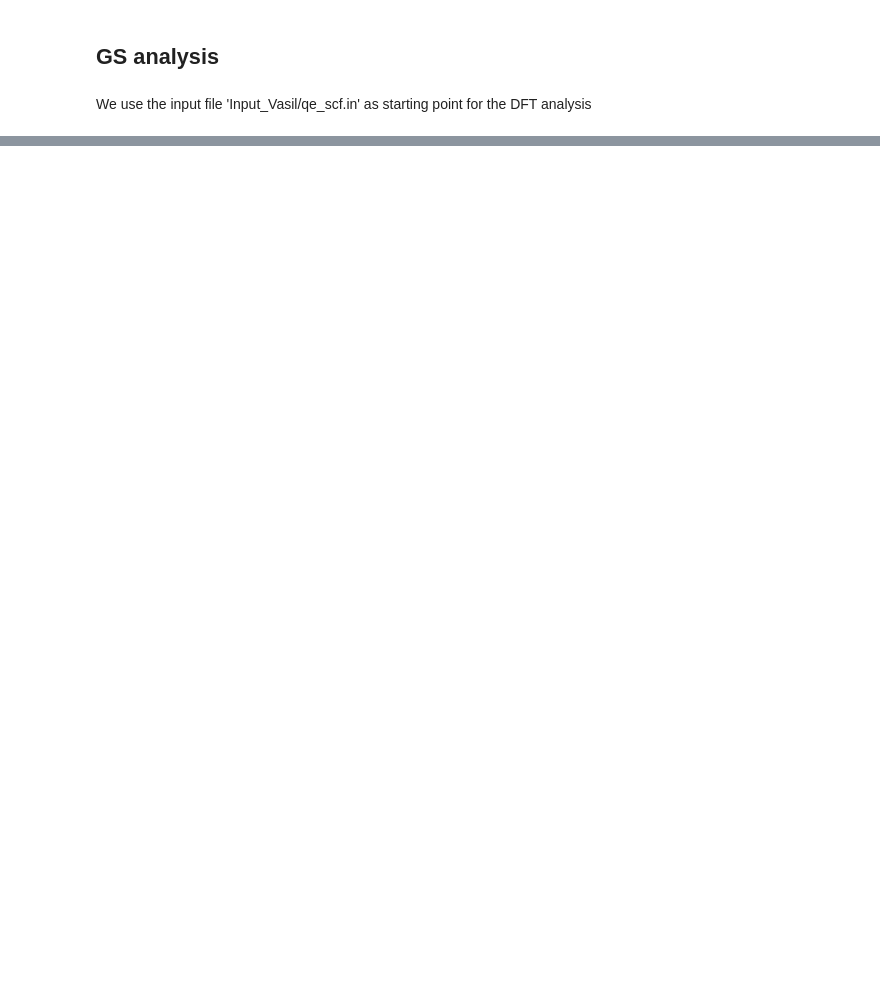
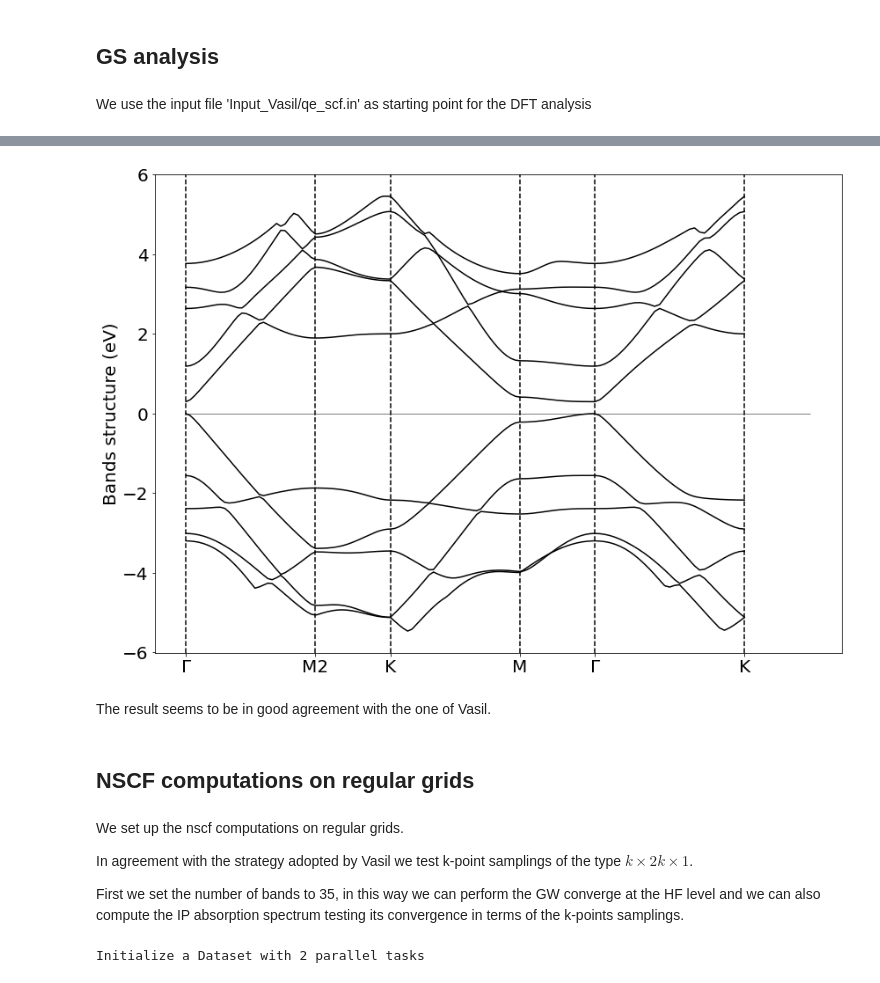
Before and after one commit to marcodalessandro76/AGSL5, a Jupyter notebook: DFT_Analysis.ipynb, the cells around one changed output, grey strips where cells are left out. Cells and saved outputs as stored; diff of their text form; code cells hidden in the pictures; blank space fills up the shorter version.

```diff
--- a/DFT_Analysis.ipynb
+++ b/DFT_Analysis.ipynb
@@ -102,0 +204,3 @@ inp
+# %%
+klist = Tools.build_pw_kpath(G,M2,K,M,G,K,numstep=30)
+klist
@@ -102,0 +214,5 @@ inp
+# %%
+inp.set_bands(30,force_symmorphic=True,conv_thr=1e-7)
+inp.set_prefix(bands_prefix)
+inp.set_kpoints(type='tpiba_b',klist=klist) #crystal_b
+inp
@@ -102,0 +237,2 @@ inp
+# %%
+results = code.run(input=inp,run_dir=run_dir,name=bands_prefix,source_dir='DFT_analysis/gs_converged.save',skip=False)
@@ -102,0 +251,2 @@ inp
+# %%
+bands = U.BandStructure.from_Pw(results,high_sym)
@@ -102,0 +263,25 @@ inp
+# %%
+label_size = 20
+
+fig, ax = plt.subplots(figsize=(14, 10))
+#ax.set_ylim(-5,7)
+bands.plot(plt,selection=[i for i in range(20,30)],color='black') #
+#bands.plot(plt,selection=[i for i in range(26,30)],color='red')
+ax.hlines(0.,0.,4.16,linestyles='-',color='gray',linewidth=1)
+ax.set_ylabel('Bands structure (eV)',size=label_size)
+ax.tick_params(axis='both', which='major', labelsize=label_size)
+
+#plt.savefig(fname='Plot/band_structure.eps',format='eps',bbox_inches = "tight")
+# %% [output]
+[figure, added]
+# %% [markdown]
+The result seems to be in good agreement with the one of Vasil.
+# %% [markdown]
+## NSCF computations on regular grids
+# %% [markdown]
+We set up the nscf computations on regular grids.
+
+In agreement with the strategy adopted by Vasil we test k-point samplings of the type $k\times 2k\times 1$.
+
+First we set the number of bands to 35, in this way we can perform the GW converge at the HF level and we can also
+compute the IP absorption spectrum testing its convergence in terms of the k-points samplings.
@@ -102,0 +300,11 @@ inp
+# %%
+study = D.Dataset(run_dir=run_dir,num_tasks=2)
+study.set_postprocessing_function(PP.pw_parse_data)
+
+for k in kvalues:
+    idd = {'kpoints':'%sx%s'%(k,2*k),'nbnds':nbnds}
+    inp.set_prefix(D.name_from_id(idd))
+    inp.set_kpoints(points=[k,2*k,1])
+    study.append_run(id=idd,input=inp,runner=code,source_dir='DFT_analysis/gs_converged.save')
+# %% [output]
+Initialize a Dataset with 2 parallel tasks
```
Also changed, not shown: parts of 27 cells of this notebook, 1 other file.
